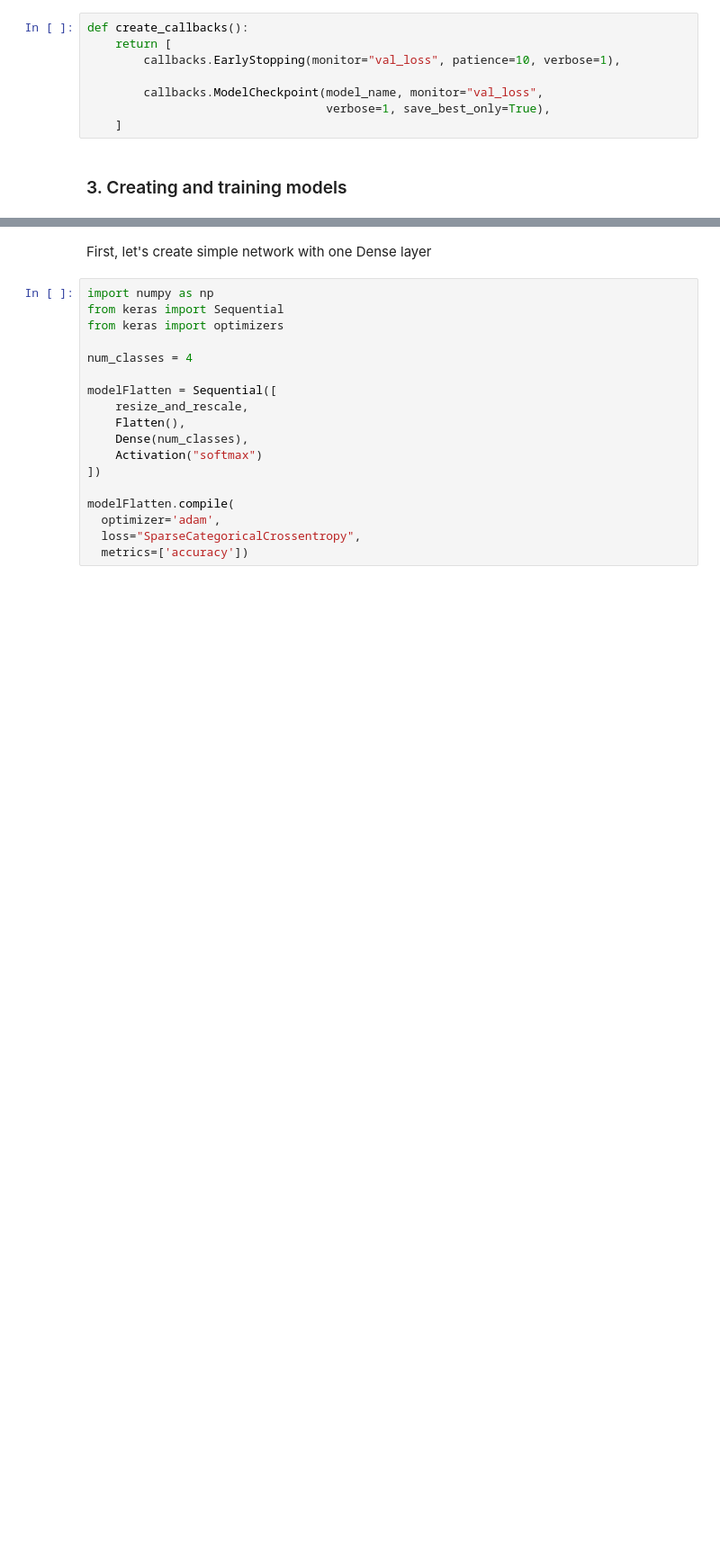
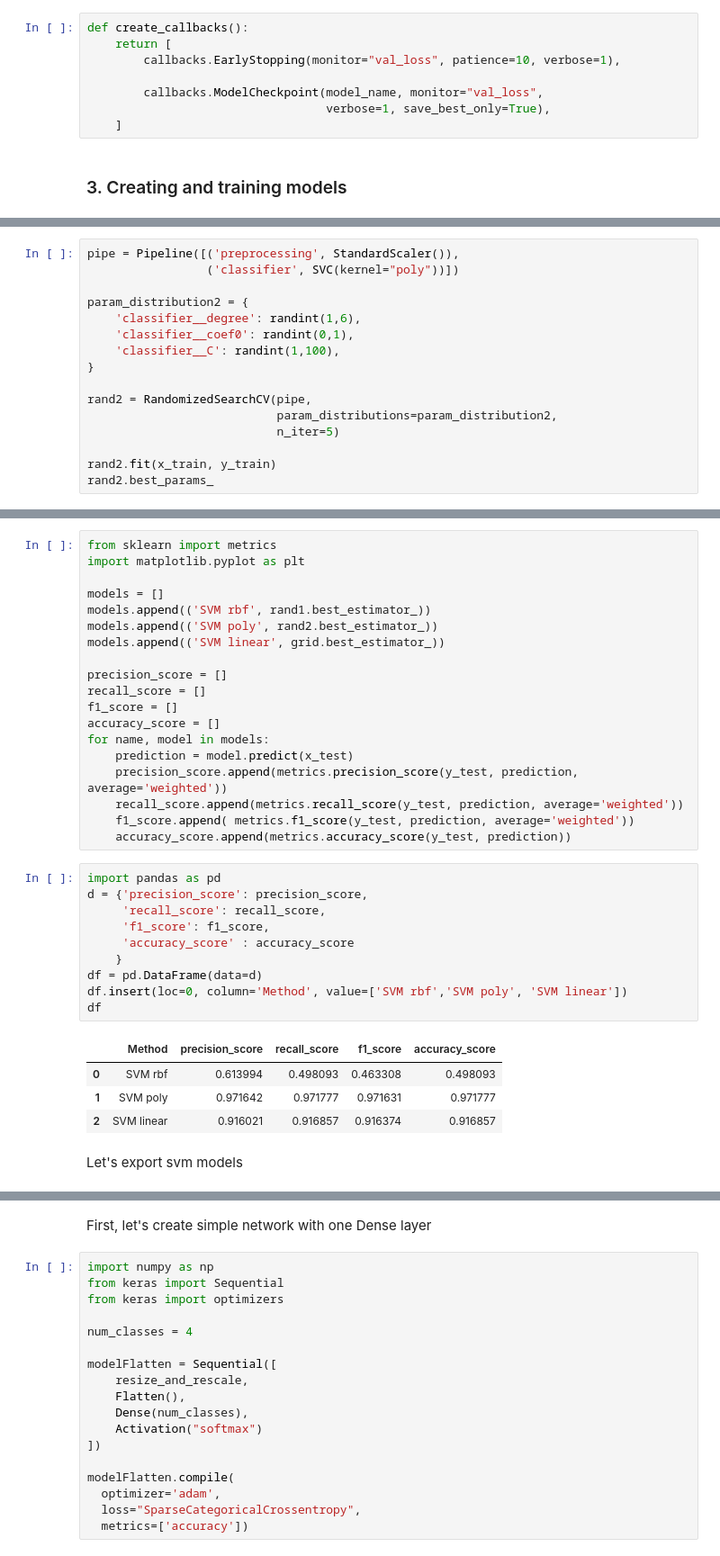
Before and after one commit to Stempnio/ml-tumor-classification, a Jupyter notebook: tumor_classifier.ipynb, the cells around one changed output, grey strips where cells are left out. Shown: that part at 90% size. Saved outputs shown, nothing was run; the diff lists cells and outputs as text; blank space fills up the shorter version.

Commit message:
add svm models

```diff
--- a/tumor_classifier.ipynb
+++ b/tumor_classifier.ipynb
@@ -149,0 +231,16 @@ def create_callbacks():
+# %%
+pipe = Pipeline([('preprocessing', StandardScaler()),
+                 ('classifier', SVC(kernel="poly"))])
+
+param_distribution2 = {
+    'classifier__degree': randint(1,6),
+    'classifier__coef0': randint(0,1),
+    'classifier__C': randint(1,100),
+}
+
+rand2 = RandomizedSearchCV(pipe,
+                           param_distributions=param_distribution2,
+                           n_iter=5)
+
+rand2.fit(x_train, y_train)
+rand2.best_params_
@@ -149,0 +271,36 @@ def create_callbacks():
+# %%
+from sklearn import metrics
+import matplotlib.pyplot as plt
+
+models = []
+models.append(('SVM rbf', rand1.best_estimator_))
+models.append(('SVM poly', rand2.best_estimator_))
+models.append(('SVM linear', grid.best_estimator_))
+
+precision_score = []
+recall_score = []
+f1_score = []
+accuracy_score = []
+for name, model in models:
+    prediction = model.predict(x_test)
+    precision_score.append(metrics.precision_score(y_test, prediction, average='weighted'))
+    recall_score.append(metrics.recall_score(y_test, prediction, average='weighted'))
+    f1_score.append( metrics.f1_score(y_test, prediction, average='weighted'))
+    accuracy_score.append(metrics.accuracy_score(y_test, prediction))
+# %%
+import pandas as pd
+d = {'precision_score': precision_score,
+     'recall_score': recall_score,
+     'f1_score': f1_score,
+     'accuracy_score' : accuracy_score
+    }
+df = pd.DataFrame(data=d)
+df.insert(loc=0, column='Method', value=['SVM rbf','SVM poly', 'SVM linear'])
+df
+# %% [output]
+|  | Method | precision_score | recall_score | f1_score | accuracy_score |
+| 0 | SVM rbf | 0.613994 | 0.498093 | 0.463308 | 0.498093 |
+| 1 | SVM poly | 0.971642 | 0.971777 | 0.971631 | 0.971777 |
+| 2 | SVM linear | 0.916021 | 0.916857 | 0.916374 | 0.916857 |
+# %% [markdown]
+Let's export svm models
```
Also changed, not shown: parts of 13 cells of this notebook, 3 other files.
